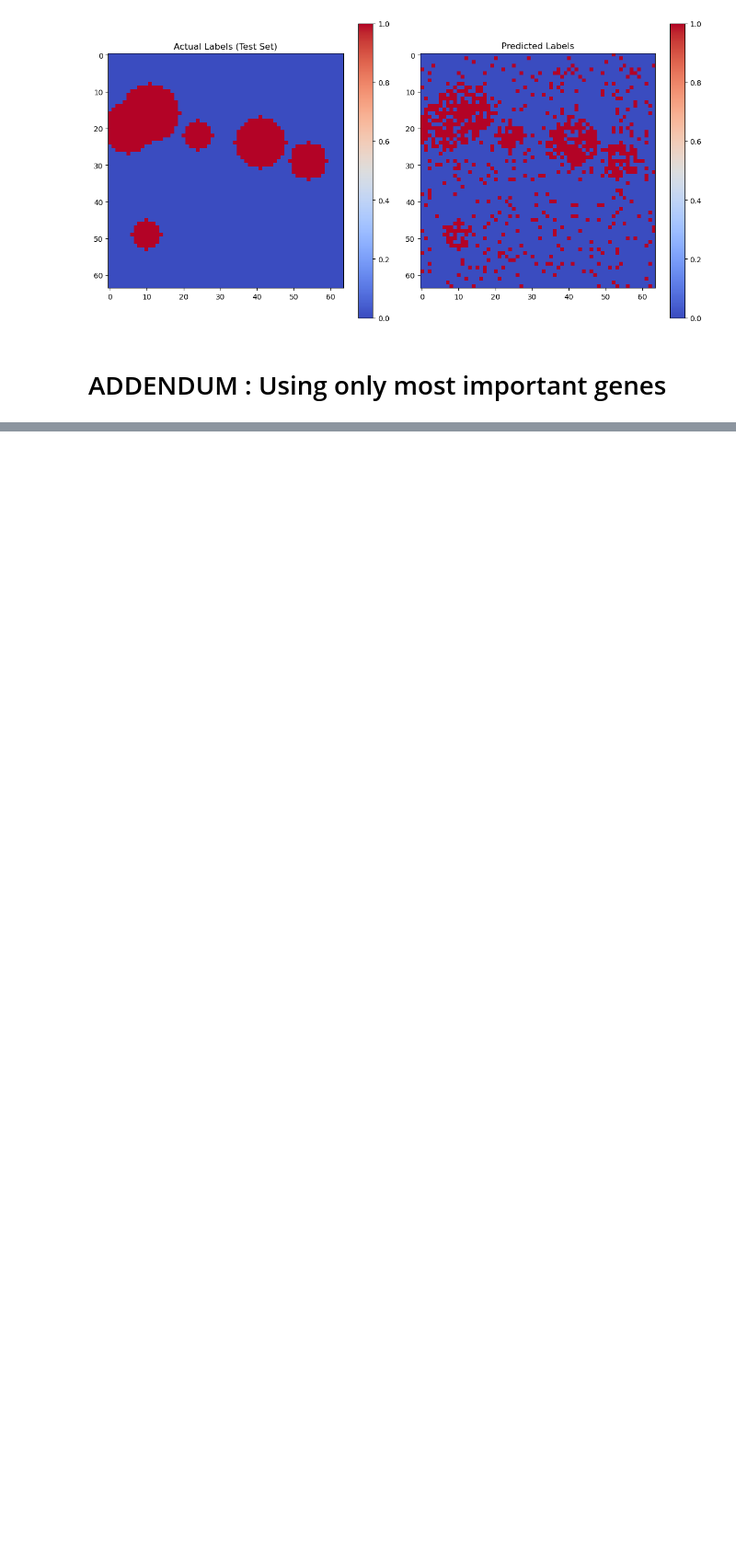
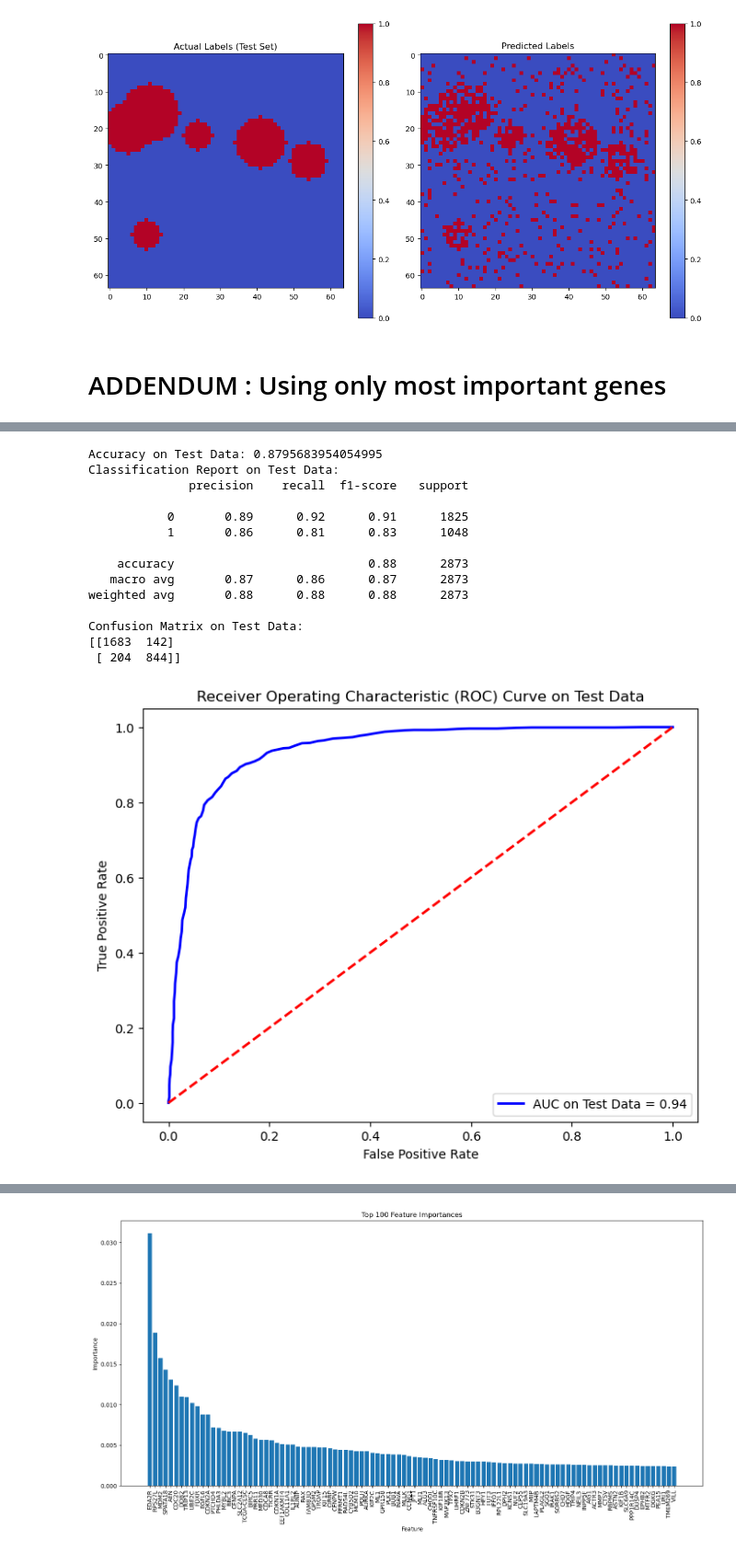
Before and after one commit to mxvp/TP53_classifier, a Jupyter notebook: rf_preprocessed.ipynb, the cells around one changed output, grey strips where cells are left out. Shown at 92% size. Drawn from its saved outputs; the diff is of its cells as text; code cells hidden in the pictures; blank space fills up the shorter version.

```diff
--- a/rf_preprocessed.ipynb
+++ b/rf_preprocessed.ipynb
@@ -401,0 +421,54 @@ Confusion Matrix on Test Data using Top Features:
+# %%
+# Get feature importances from the trained model
+feature_importances = rf_classifier.feature_importances_
+feature_names = X_train.columns[X_train.columns != 'mutated']
+sorted_indices = np.argsort(feature_importances)[::-1]
+num_top_features = 450
+top_feature_indices = sorted_indices[:num_top_features]
+top_feature_names = feature_names[top_feature_indices]
+
+X_train_top = X_train[top_feature_names]
+X_test_top = X_test[top_feature_names]
+# %%
+# Re-train the Random Forest model using only the selected top features
+rf_classifier_top = RandomForestClassifier(n_estimators=100, random_state=42)
+rf_classifier_top.fit(X_train_top, y_train)
+predictions_test_top = rf_classifier_top.predict(X_test_top)
+# %%
+# Evaluate the performance of the model using only top features
+accuracy_test_top, conf_matrix_top = evaluate_model(predictions_test_top, y_test)
+
+# Plot ROC curve for test data using top features
+probs_test_top = rf_classifier_top.predict_proba(X_test_top)
+preds_test_top = probs_test_top[:, 1]
+plot_roc_curve(preds_test_top, y_test)
+
+# Plot Precision-Recall curve for test data using top features
+plot_precision_recall_curve(preds_test_top, y_test)
+
+# Plot feature importances using top features
+plot_feature_importances(rf_classifier_top, top_feature_indices, top_feature_names)
+
+# Plot Confusion Matrix for test data using top features
+plt.figure(figsize=(8, 6))
+sns.heatmap(conf_matrix_top, annot=True, cmap='Blues', fmt='d')
+plt.xlabel('Predicted Labels')
+plt.ylabel('True Labels')
+plt.title('Confusion Matrix on Test Data using Top Features')
+plt.show()
+# %% [output]
+Accuracy on Test Data: 0.8795683954054995
+Classification Report on Test Data:
+              precision    recall  f1-score   support
+
+           0       0.89      0.92      0.91      1825
+           1       0.86      0.81      0.83      1048
+
+    accuracy                           0.88      2873
+   macro avg       0.87      0.86      0.87      2873
+weighted avg       0.88      0.88      0.88      2873
+
+Confusion Matrix on Test Data:
+[[1683  142]
+ [ 204  844]]
+[figure, added]
@@ -401,0 +476 @@ Confusion Matrix on Test Data using Top Features:
+[figure, added]
```
Also changed, not shown: parts of 9 cells of this notebook, 1 other file.
